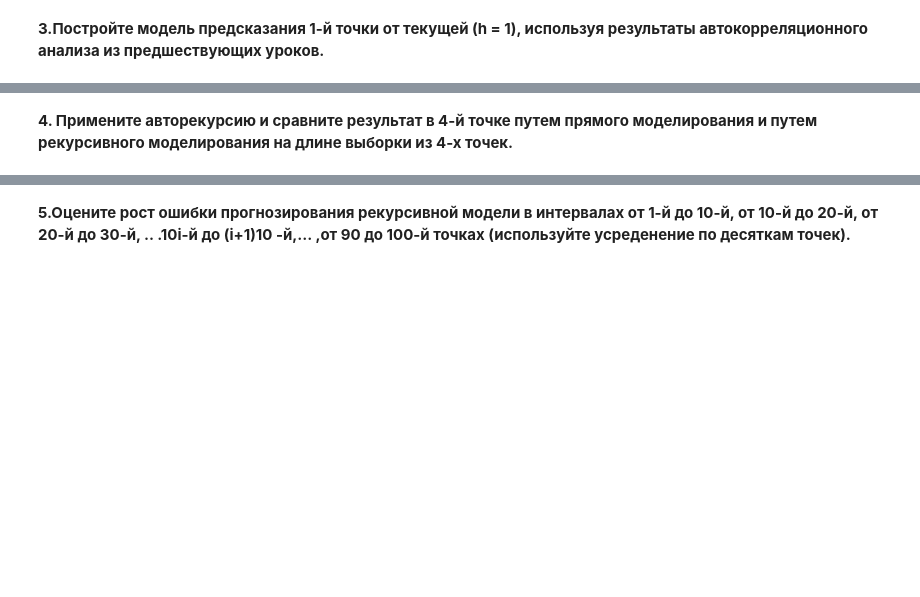
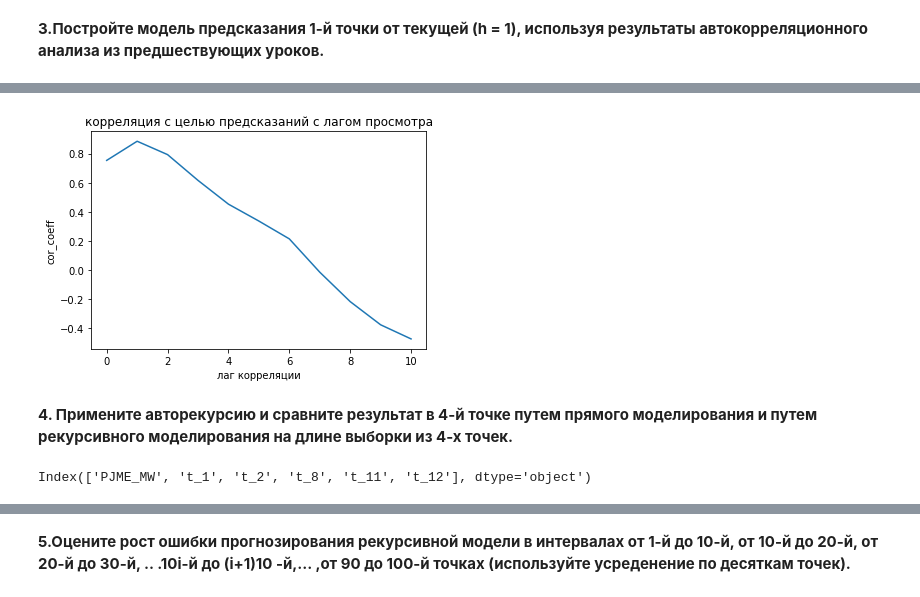
Before and after one commit to dimireme/gb_ml_at_bisines, a Jupyter notebook: lesson_4.ipynb, the cells around one changed output, grey strips where cells are left out. Saved outputs shown, nothing was run; the diff lists cells and outputs as text; code cells hidden in the pictures; blank space fills up the shorter version.

```diff
--- a/lesson_4.ipynb
+++ b/lesson_4.ipynb
@@ -537,2 +577,23 @@ plt.show()
+# %%
+lag=10
+
+cor = [np.corrcoef(y_test.ravel(), y_test_pred)[1,0]]
+
+for i in range(lag):
+    cor.append(np.corrcoef(y_test.ravel()[:-(i+1)], y_test_pred[(i+1):])[1,0])
+
+plt.xlabel('лаг корреляции')
+plt.ylabel('cor_coeff')
+
+plt.plot(np.arange(lag+1), np.array(p_cor_g))
+
+plt.title('корреляция с целью предсказаний с лагом просмотра')
+plt.show()
+# %% [output]
+[figure, added]
 # %% [markdown]
 **4. Примените авторекурсию и сравните результат в 4-й точке путем прямого моделирования и путем рекурсивного моделирования на длине выборки из 4-х точек.**
+# %%
+data_week.columns[feature_list]
+# %% [output]
+Index(['PJME_MW', 't_1', 't_2', 't_8', 't_11', 't_12'], dtype='object')
```
Also changed, not shown: parts of 20 cells of this notebook, 1 other file.
